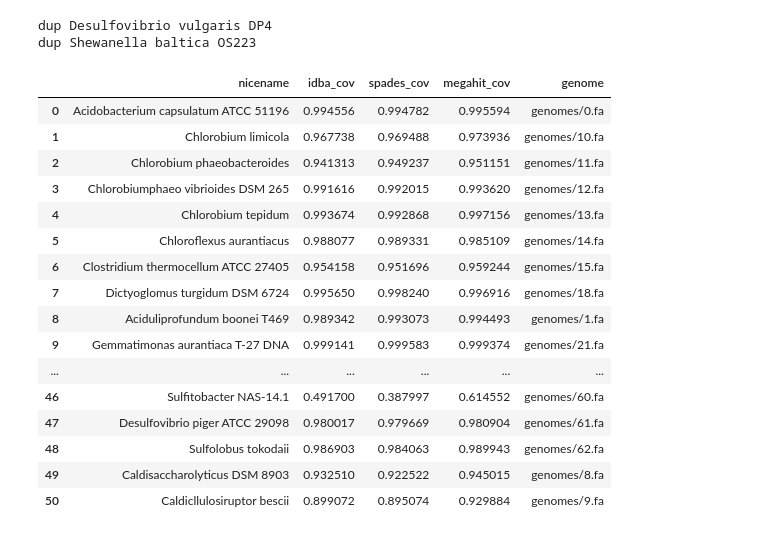
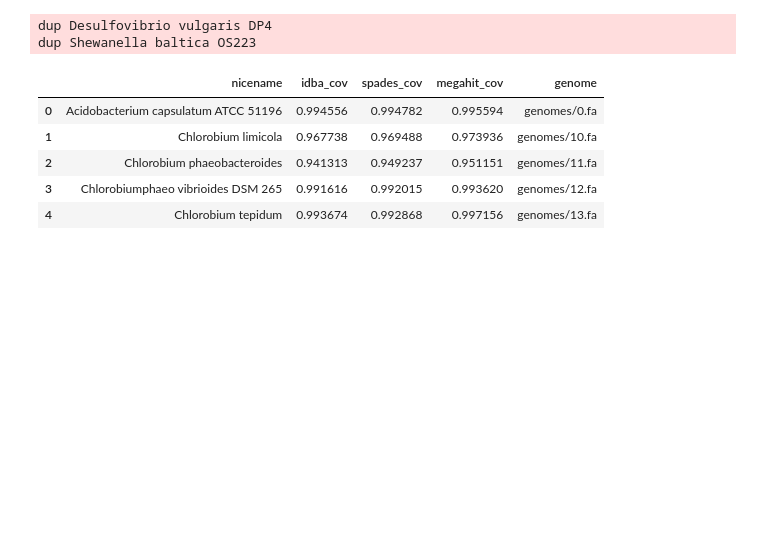
Before and after one commit to dib-lab/2016-metagenome-assembly-eval, a Jupyter notebook: pipeline/aligncov.ipynb, the cells around one changed output. Cells and saved outputs as stored; diff of their text form; code cells hidden in the pictures; blank space fills up the shorter version.

```diff
--- a/pipeline/aligncov.ipynb
+++ b/pipeline/aligncov.ipynb
@@ -9,15 +9,47 @@ dup Shewanella baltica OS223
 # %%
 def load_aligncov(filename):
     for line in open(filename):
         genome, cov, total, f_cov = line.strip().split()
         cov = int(float(cov))
         total = int(float(total))
         f_cov = float(f_cov)
         if f_cov == 0.0:
             #print('skipping', genome, nicenames.nicenames[genome])
             continue
         yield genome, cov, total, f_cov
 
 iqc = list(load_aligncov('all-iqc-aligncov.txt'))
 mqc = list(load_aligncov('all-mqc-aligncov.txt'))
 sqc = list(load_aligncov('all-sqc-aligncov.txt'))
+
+def cleanup(df):
+    df['nicename'] = df['genome']
+    df = df.replace({'nicename': nicenames.nicenames })
+    df = df.drop('cov', axis=1)
+    df = df.drop('total', axis=1)
+
+    return df
+
+idf = pandas.DataFrame(iqc, columns=['genome', 'cov', 'total', 'idba_cov'])
+mdf = pandas.DataFrame(mqc, columns=['genome', 'cov', 'total', 'megahit_cov'])
+sdf = pandas.DataFrame(sqc, columns=['genome', 'cov', 'total', 'spades_cov'])
+
+idf = cleanup(idf)
+mdf = cleanup(mdf)
+sdf = cleanup(sdf)
+
+combined = pandas.concat([idf, sdf, mdf], join='inner', axis=1)
+combined.columns = ['genome', 'idba_cov', 'nicename', 'drop', 'spades_cov', 'drop', 'drop', 'megahit_cov', 'drop']
+
+combined = combined.drop('drop', axis=1)
+combined = combined.ix[:, ['nicename', 'idba_cov', 'spades_cov', 'megahit_cov', 'genome']]
+
+cov_df = combined
+cov_df[:5]
+# %% [output]
+|  | nicename | idba_cov | spades_cov | megahit_cov | genome |
+| 0 | Acidobacterium capsulatum ATCC 51196 | 0.994556 | 0.994782 | 0.995594 | genomes/0.fa |
+| 1 | Chlorobium limicola | 0.967738 | 0.969488 | 0.973936 | genomes/10.fa |
+| 2 | Chlorobium phaeobacteroides | 0.941313 | 0.949237 | 0.951151 | genomes/11.fa |
+| 3 | Chlorobiumphaeo vibrioides DSM 265 | 0.991616 | 0.992015 | 0.993620 | genomes/12.fa |
+| 4 | Chlorobium tepidum | 0.993674 | 0.992868 | 0.997156 | genomes/13.fa |
@@ -40,28 +56,3 @@ sdf = cleanup(sdf)
-# %%
-combined = pandas.concat([idf, sdf, mdf], join='inner', axis=1)
-combined.columns = ['genome', 'idba_cov', 'nicename', 'drop', 'spades_cov', 'drop', 'drop', 'megahit_cov', 'drop']
-
-combined = combined.drop('drop', axis=1)
-combined = combined.ix[:, ['nicename', 'idba_cov', 'spades_cov', 'megahit_cov', 'genome']]
-combined
-# %% [output]
-|  | nicename | idba_cov | spades_cov | megahit_cov | genome |
-| 0 | Acidobacterium capsulatum ATCC 51196 | 0.994556 | 0.994782 | 0.995594 | genomes/0.fa |
-| 1 | Chlorobium limicola | 0.967738 | 0.969488 | 0.973936 | genomes/10.fa |
-| 2 | Chlorobium phaeobacteroides | 0.941313 | 0.949237 | 0.951151 | genomes/11.fa |
-| 3 | Chlorobiumphaeo vibrioides DSM 265 | 0.991616 | 0.992015 | 0.993620 | genomes/12.fa |
-| 4 | Chlorobium tepidum | 0.993674 | 0.992868 | 0.997156 | genomes/13.fa |
-| 5 | Chloroflexus aurantiacus | 0.988077 | 0.989331 | 0.985109 | genomes/14.fa |
-| 6 | Clostridium thermocellum ATCC 27405 | 0.954158 | 0.951696 | 0.959244 | genomes/15.fa |
-| 7 | Dictyoglomus turgidum DSM 6724 | 0.995650 | 0.998240 | 0.996916 | genomes/18.fa |
-| 8 | Aciduliprofundum boonei T469 | 0.989342 | 0.993073 | 0.994493 | genomes/1.fa |
-| 9 | Gemmatimonas aurantiaca T-27 DNA | 0.999141 | 0.999583 | 0.999374 | genomes/21.fa |
-| ... | ... | ... | ... | ... | ... |
-| 46 | Sulfitobacter NAS-14.1 | 0.491700 | 0.387997 | 0.614552 | genomes/60.fa |
-| 47 | Desulfovibrio piger ATCC 29098 | 0.980017 | 0.979669 | 0.980904 | genomes/61.fa |
-| 48 | Sulfolobus tokodaii | 0.986903 | 0.984063 | 0.989943 | genomes/62.fa |
-| 49 | Caldisaccharolyticus DSM 8903 | 0.932510 | 0.922522 | 0.945015 | genomes/8.fa |
-| 50 | Caldicllulosiruptor bescii | 0.899072 | 0.895074 | 0.929884 | genomes/9.fa |
 # %%
 bad_assembly = combined[(combined.megahit_cov < .95) | (combined.idba_cov < .95) | (combined.spades_cov < 0.95)]
 # %%
```
Also changed, not shown: parts of 5 cells of this notebook, 1 other file.
